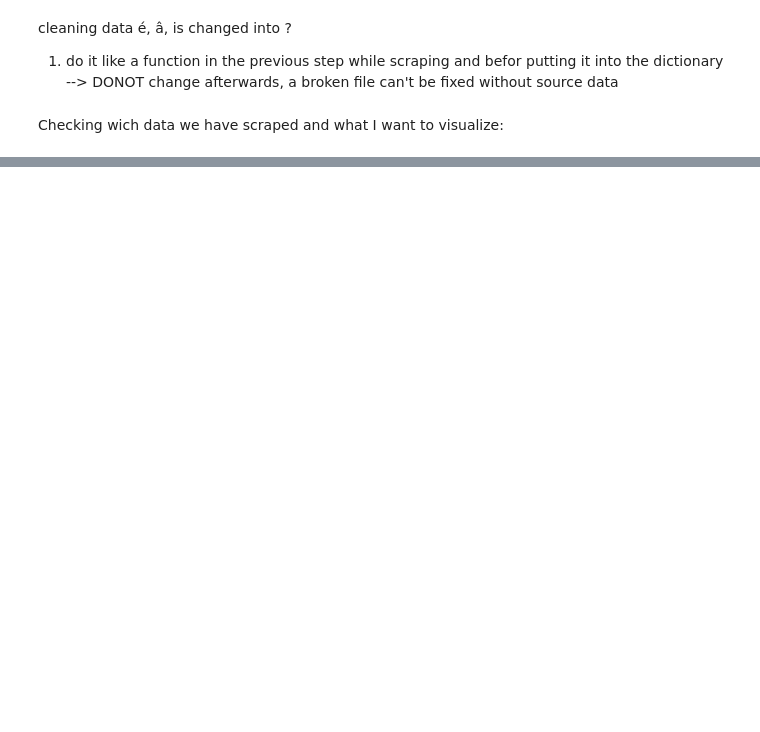
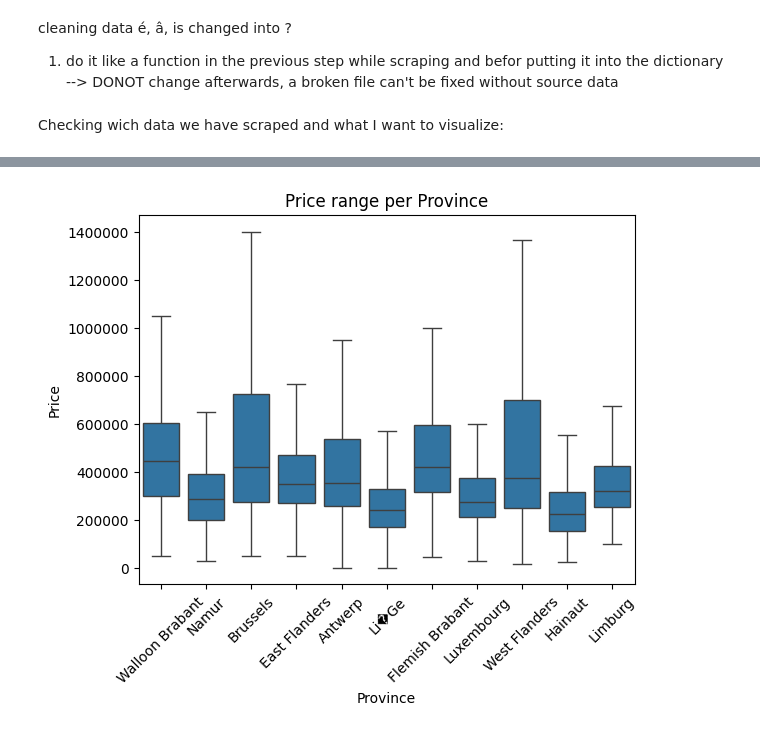
Before and after one commit to gnadela/immoeliza-analysis, a Jupyter notebook: analysis/Notebook_caro.ipynb, the cells around one changed output, grey strips where cells are left out. Drawn from its saved outputs; the diff is of its cells as text; code cells hidden in the pictures; blank space fills up the shorter version.

```diff
--- a/analysis/Notebook_caro.ipynb
+++ b/analysis/Notebook_caro.ipynb
@@ -63,0 +239,10 @@ data.columns
+# %%
+
+sns.boxplot(x='Province', y='Price', data=data, showfliers=False)
+
+plt.xticks(rotation=45)
+plt.title('Price range per Province')
+plt.ticklabel_format(style='plain', axis= 'y')
+plt.show()
+# %% [output]
+[figure, added]
```
Also changed, not shown: parts of 31 cells of this notebook, 2 other files.
